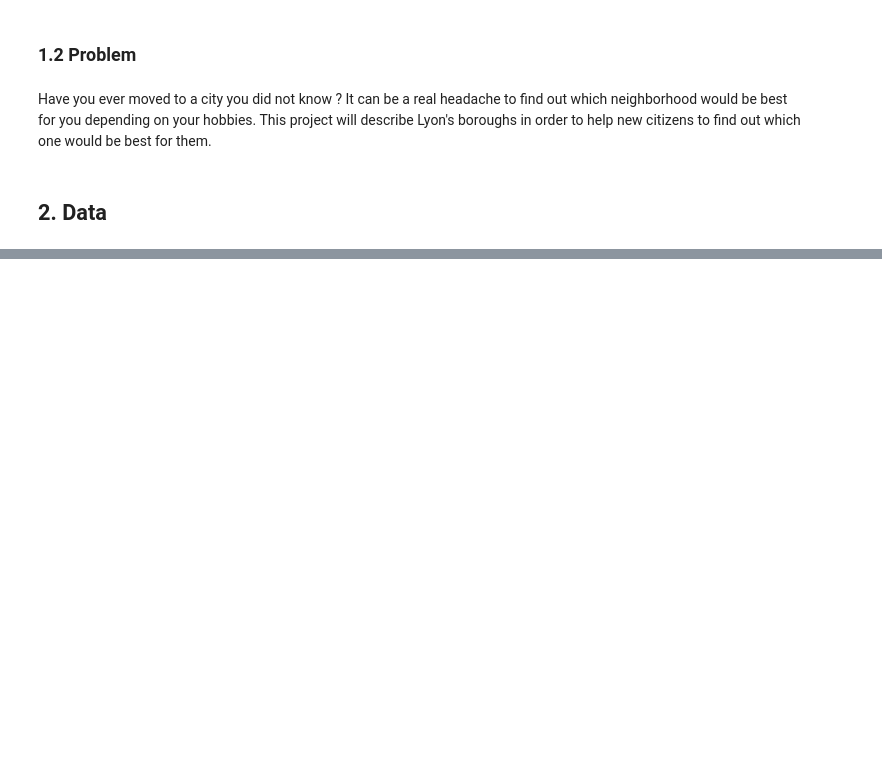
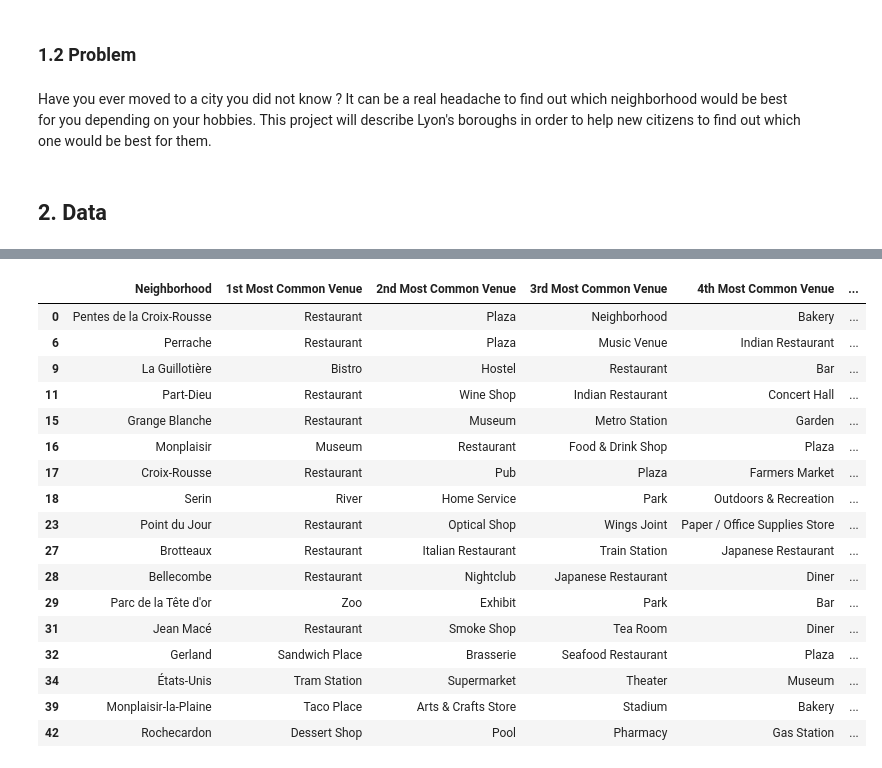
Before and after one commit to jvvallee/Coursera_Capstone, a Jupyter notebook: Discovering Lyon (France).ipynb, the cells around one changed output, grey strips where cells are left out. Drawn from its saved outputs; the diff is of its cells as text; code cells hidden in the pictures; blank space fills up the shorter version.

```diff
--- a/Discovering Lyon (France).ipynb
+++ b/Discovering Lyon (France).ipynb
@@ -37,0 +246,12 @@ Note that we will not be taking restaurants, hotels and shops into account as th
+# %%
+# one hot encoding
+lyon_onehot = pd.get_dummies(lyon_venues[['Venue Category']], prefix="", prefix_sep="")
+
+# add neighborhood column back to dataframe
+lyon_onehot['Neighborhoods'] = lyon_venues['Neighborhood']
+
+# move neighborhood column to the first column
+fixed_columns = [lyon_onehot.columns[-1]] + list(lyon_onehot.columns[:-1])
+lyon_onehot = lyon_onehot[fixed_columns]
+
+lyon_onehot.head()
@@ -37,0 +266,3 @@ Note that we will not be taking restaurants, hotels and shops into account as th
+# %%
+lyon_grouped = lyon_onehot.groupby('Neighborhoods').mean().reset_index()
+lyon_grouped.head()
@@ -37,0 +311,14 @@ Note that we will not be taking restaurants, hotels and shops into account as th
+# %%
+# import k-means from clustering stage
+from sklearn.cluster import KMeans
+
+# set number of clusters
+kclusters = 5
+
+lyon_grouped_clustering = lyon_grouped.drop('Neighborhoods', 1)
+
+# run k-means clustering
+kmeans = KMeans(n_clusters=kclusters, random_state=0).fit(lyon_grouped_clustering)
+
+# check cluster labels generated for each row in the dataframe
+kmeans.labels_
@@ -37,0 +329,9 @@ Note that we will not be taking restaurants, hotels and shops into account as th
+# %%
+# add clustering labels
+neighborhoods_venues_sorted.insert(0, 'Cluster Labels', kmeans.labels_)
+final_df = df
+
+# merge toronto_grouped with toronto_data to add latitude/longitude for each neighborhood
+final_df = final_df.join(neighborhoods_venues_sorted.set_index('Neighborhoods'), on='Neighborhood')
+
+final_df.head()
@@ -37,0 +379,21 @@ Note that we will not be taking restaurants, hotels and shops into account as th
+# %%
+final_df.loc[final_df['Cluster Labels'] == 0, final_df.columns[[0] + list(range(5, final_df.shape[1]))]]
+# %% [output]
+|  | Neighborhood | 1st Most Common Venue | 2nd Most Common Venue | 3rd Most Common Venue | 4th Most Common Venue | ... |
+| 0 | Pentes de la Croix-Rousse | Restaurant | Plaza | Neighborhood | Bakery | ... |
+| 6 | Perrache | Restaurant | Plaza | Music Venue | Indian Restaurant | ... |
+| 9 | La Guillotière | Bistro | Hostel | Restaurant | Bar | ... |
+| 11 | Part-Dieu | Restaurant | Wine Shop | Indian Restaurant | Concert Hall | ... |
+| 15 | Grange Blanche | Restaurant | Museum | Metro Station | Garden | ... |
+| 16 | Monplaisir | Museum | Restaurant | Food & Drink Shop | Plaza | ... |
+| 17 | Croix-Rousse | Restaurant | Pub | Plaza | Farmers Market | ... |
+| 18 | Serin | River | Home Service | Park | Outdoors & Recreation | ... |
+| 23 | Point du Jour | Restaurant | Optical Shop | Wings Joint | Paper / Office Supplies Store | ... |
+| 27 | Brotteaux | Restaurant | Italian Restaurant | Train Station | Japanese Restaurant | ... |
+| 28 | Bellecombe | Restaurant | Nightclub | Japanese Restaurant | Diner | ... |
+| 29 | Parc de la Tête d'or | Zoo | Exhibit | Park | Bar | ... |
+| 31 | Jean Macé | Restaurant | Smoke Shop | Tea Room | Diner | ... |
+| 32 | Gerland | Sandwich Place | Brasserie | Seafood Restaurant | Plaza | ... |
+| 34 | États-Unis | Tram Station | Supermarket | Theater | Museum | ... |
+| 39 | Monplaisir-la-Plaine | Taco Place | Arts & Crafts Store | Stadium | Bakery | ... |
+| 42 | Rochecardon | Dessert Shop | Pool | Pharmacy | Gas Station | ... |
```
Also changed, not shown: parts of 32 cells of this notebook, 1 other file.
